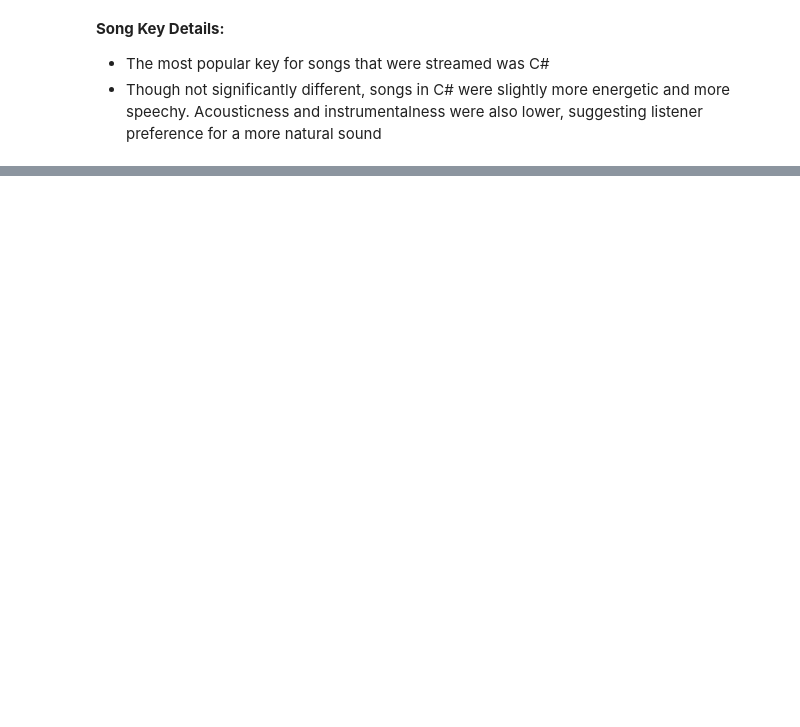
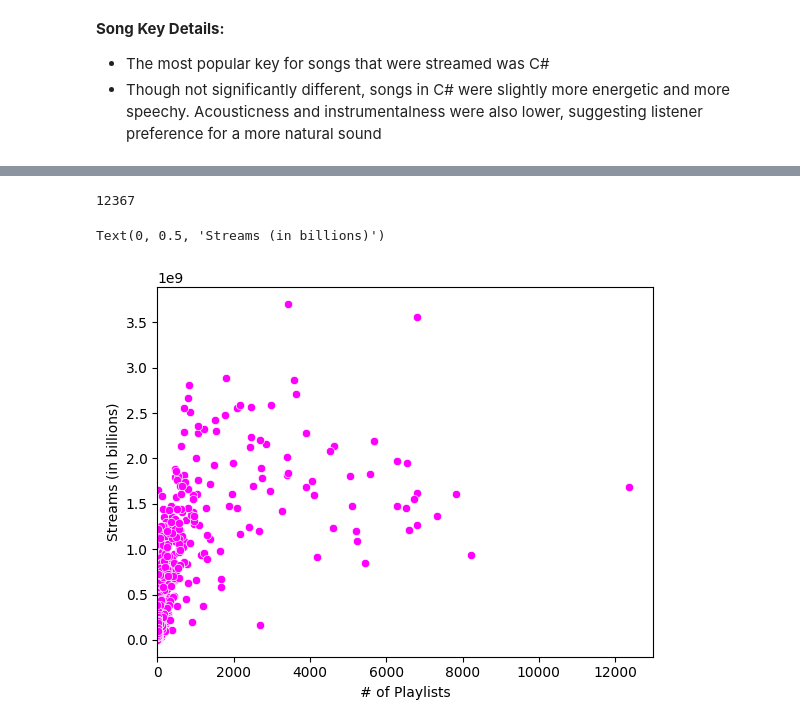
Before and after one commit to shawnho-368/spotify-listening, a Jupyter notebook: notebook/spotify_project.ipynb, the cells around one changed output, grey strips where cells are left out. Drawn from its saved outputs; the diff is of its cells as text; code cells hidden in the pictures; blank space fills up the shorter version.

```diff
--- a/notebook/spotify_project.ipynb
+++ b/notebook/spotify_project.ipynb
@@ -180,0 +249,14 @@ streams_by_charts = df.groupby(['in_spotify_charts'])[['streams']].mean().sort_v
+# %%
+sns.scatterplot(data=df, x='in_deezer_playlists', y='streams', color='magenta')
+plt.xlabel('# of Playlists')
+# First, figure out your max value
+print(df['in_deezer_playlists'].max())
+
+# Then set both xlim and xticks appropriately
+plt.xlim(0, 13000)  # use your actual max
+plt.xticks(range(0, 13000, 2000))
+plt.ylabel('Streams (in billions)')
+# %% [output]
+12367
+Text(0, 0.5, 'Streams (in billions)')
+[figure, added]
```
Also changed, not shown: parts of 22 cells of this notebook.
